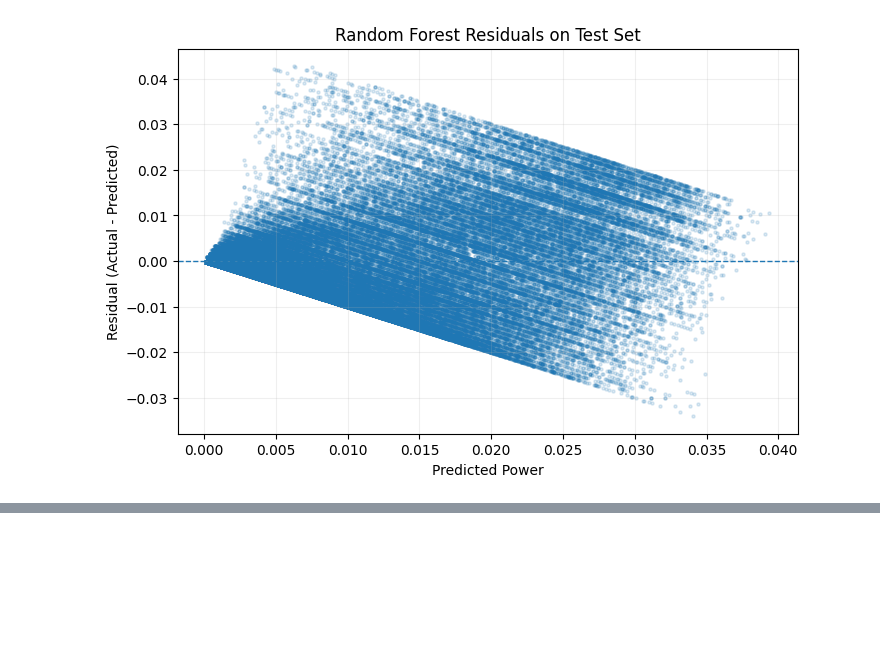
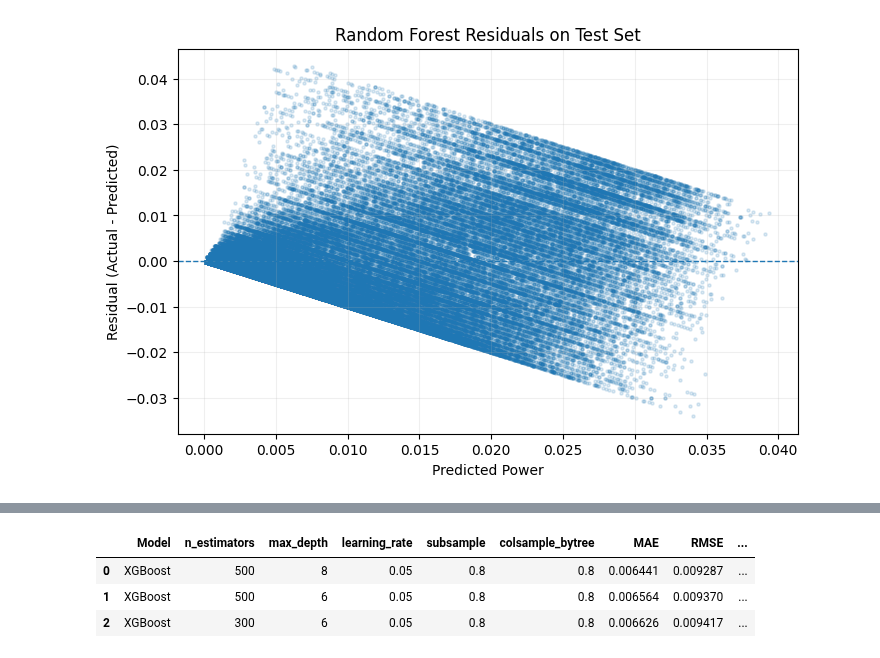
Before and after one commit to Dionysis33/WindPower_DigitalTwin, a Jupyter notebook: notebooks/07_advanced_baselines_and_importance.ipynb, the cells around one changed output, grey strips where cells are left out. Cells and saved outputs as stored; diff of their text form; code cells hidden in the pictures; blank space fills up the shorter version.

```diff
--- a/notebooks/07_advanced_baselines_and_importance.ipynb
+++ b/notebooks/07_advanced_baselines_and_importance.ipynb
@@ -493,0 +514,85 @@ plt.show()
+# %%
+# ---------------------------------------------------------------------
+# XGBOOST: Validation-based model selection
+# ---------------------------------------------------------------------
+# Scientific purpose:
+# We train a small set of XGBoost configurations ONLY on the train split
+# and compare them ONLY on the validation split.
+#
+# This mirrors the protocol already used for the Random Forest baseline,
+# ensuring fair comparison across advanced tabular models.
+# ---------------------------------------------------------------------
+
+xgb_configs = [
+    {
+        "n_estimators": 300,
+        "max_depth": 6,
+        "learning_rate": 0.05,
+        "subsample": 0.8,
+        "colsample_bytree": 0.8
+    },
+    {
+        "n_estimators": 500,
+        "max_depth": 6,
+        "learning_rate": 0.05,
+        "subsample": 0.8,
+        "colsample_bytree": 0.8
+    },
+    {
+        "n_estimators": 500,
+        "max_depth": 8,
+        "learning_rate": 0.05,
+        "subsample": 0.8,
+        "colsample_bytree": 0.8
+    }
+]
+
+xgb_val_results = []
+
+for cfg in xgb_configs:
+    print(f"Training XGBoost with config: {cfg}")
+
+    xgb_model = XGBRegressor(
+        n_estimators=cfg["n_estimators"],
+        max_depth=cfg["max_depth"],
+        learning_rate=cfg["learning_rate"],
+        subsample=cfg["subsample"],
+        colsample_bytree=cfg["colsample_bytree"],
+        objective="reg:squarederror",
+        tree_method="hist",
+        n_jobs=-1,
+        random_state=42
+    )
+
+    # Εκπαίδευση μόνο στο train split
+    xgb_model.fit(X_train, y_train)
+
+    # Validation predictions
+    xgb_val_preds = xgb_model.predict(X_val)
+
+    # Validation metrics
+    xgb_val_metrics = regression_metrics(y_val, xgb_val_preds)
+
+    result_row = {
+        "Model": "XGBoost",
+        "n_estimators": cfg["n_estimators"],
+        "max_depth": cfg["max_depth"],
+        "learning_rate": cfg["learning_rate"],
+        "subsample": cfg["subsample"],
+        "colsample_bytree": cfg["colsample_bytree"],
+        "MAE": xgb_val_metrics["MAE"],
+        "RMSE": xgb_val_metrics["RMSE"],
+        "R2": xgb_val_metrics["R2"]
+    }
+
+    xgb_val_results.append(result_row)
+
+xgb_val_results_df = (
+    pd.DataFrame(xgb_val_results)
+    .sort_values(by="MAE", ascending=True)
+    .reset_index(drop=True)
+)
+
+print("\nValidation ranking of XGBoost configurations:")
+display(xgb_val_results_df)
+# %% [output]
@@ -493,0 +604,4 @@ plt.show()
+|  | Model | n_estimators | max_depth | learning_rate | subsample | colsample_bytree | MAE | RMSE | ... |
+| 0 | XGBoost | 500 | 8 | 0.05 | 0.8 | 0.8 | 0.006441 | 0.009287 | ... |
+| 1 | XGBoost | 500 | 6 | 0.05 | 0.8 | 0.8 | 0.006564 | 0.009370 | ... |
+| 2 | XGBoost | 300 | 6 | 0.05 | 0.8 | 0.8 | 0.006626 | 0.009417 | ... |
```
Also changed, not shown: parts of 11 cells of this notebook, 1 other file.
